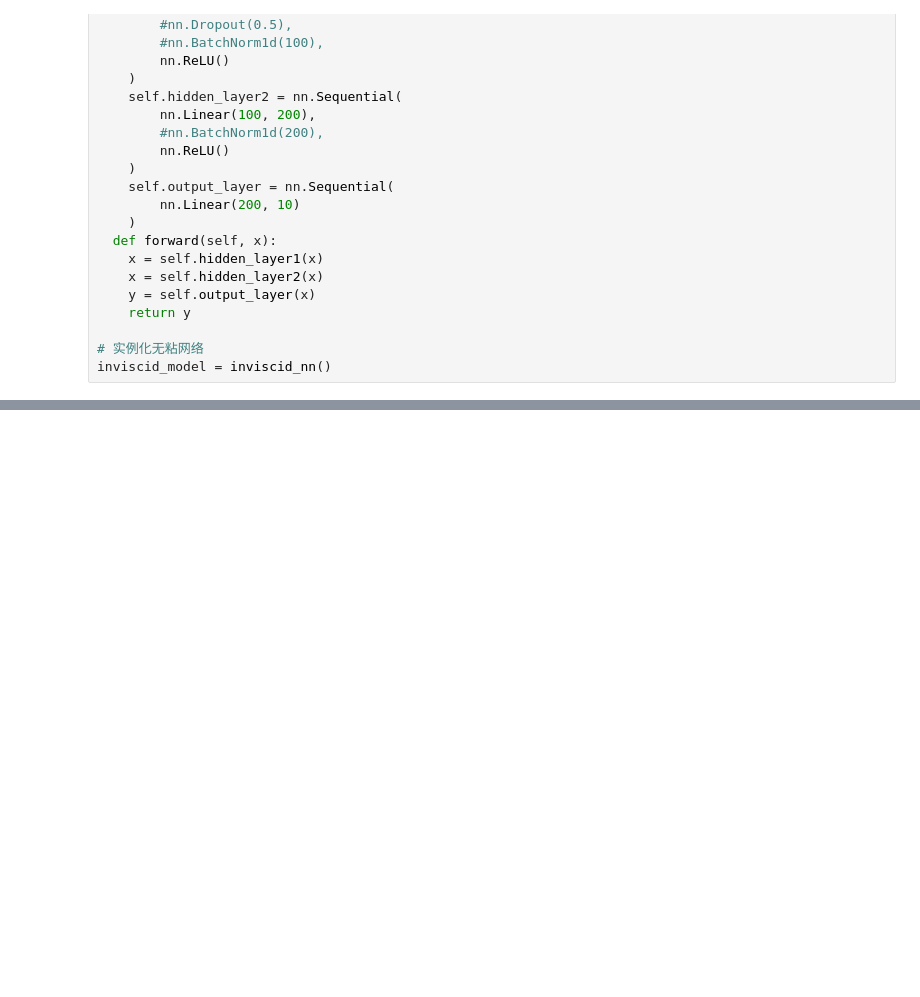
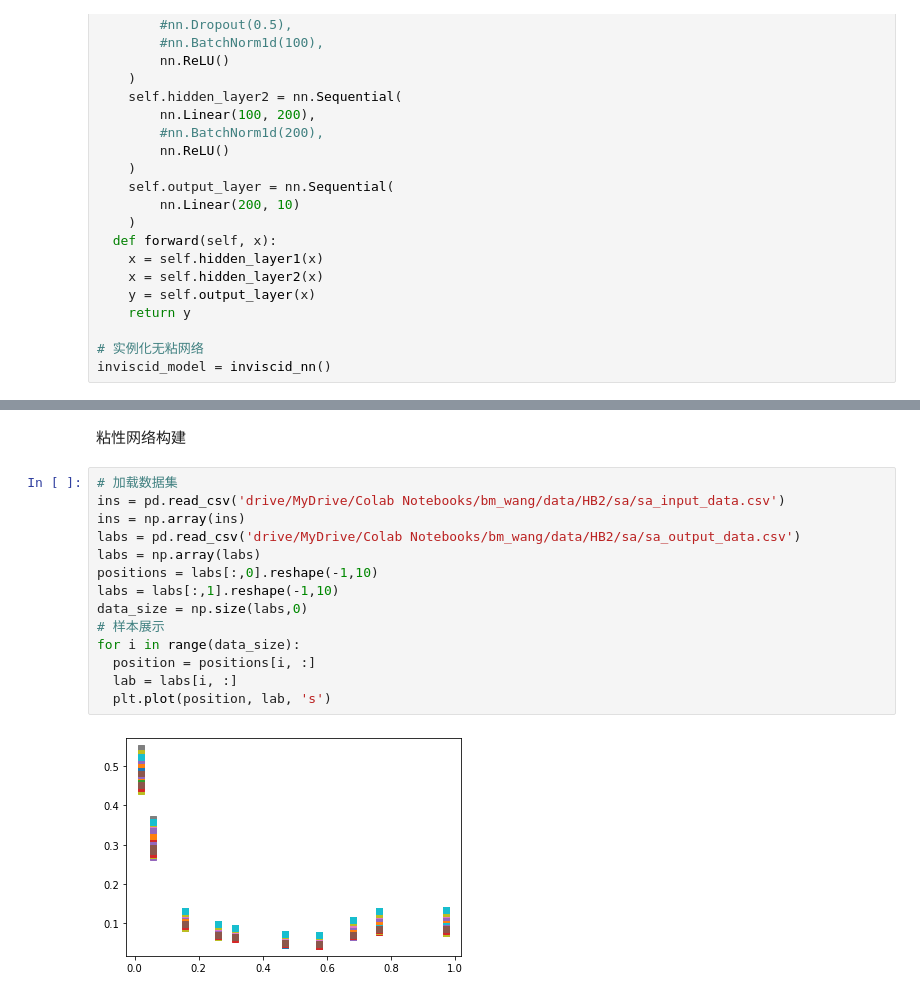
Before and after one commit to bominwang/inviscid-viscid-flow-correct-neural-network, a Jupyter notebook: HB_2_SURFACE_PRESSURE_PRED.ipynb, the cells around one changed output, grey strips where cells are left out. Saved outputs shown, nothing was run; the diff lists cells and outputs as text; blank space fills up the shorter version.

```diff
--- a/HB_2_SURFACE_PRESSURE_PRED.ipynb
+++ b/HB_2_SURFACE_PRESSURE_PRED.ipynb
@@ -212,0 +213,18 @@ plt.show()
+# %% [markdown]
+粘性网络构建
+# %%
+# 加载数据集
+ins = pd.read_csv('drive/MyDrive/Colab Notebooks/bm_wang/data/HB2/sa/sa_input_data.csv')
+ins = np.array(ins)
+labs = pd.read_csv('drive/MyDrive/Colab Notebooks/bm_wang/data/HB2/sa/sa_output_data.csv')
+labs = np.array(labs)
+positions = labs[:,0].reshape(-1,10)
+labs = labs[:,1].reshape(-1,10)
+data_size = np.size(labs,0)
+# 样本展示
+for i in range(data_size):
+  position = positions[i, :]
+  lab = labs[i, :]
+  plt.plot(position, lab, 's')
+# %% [output]
+[figure, added]
```
Also changed, not shown: parts of 4 cells of this notebook.
